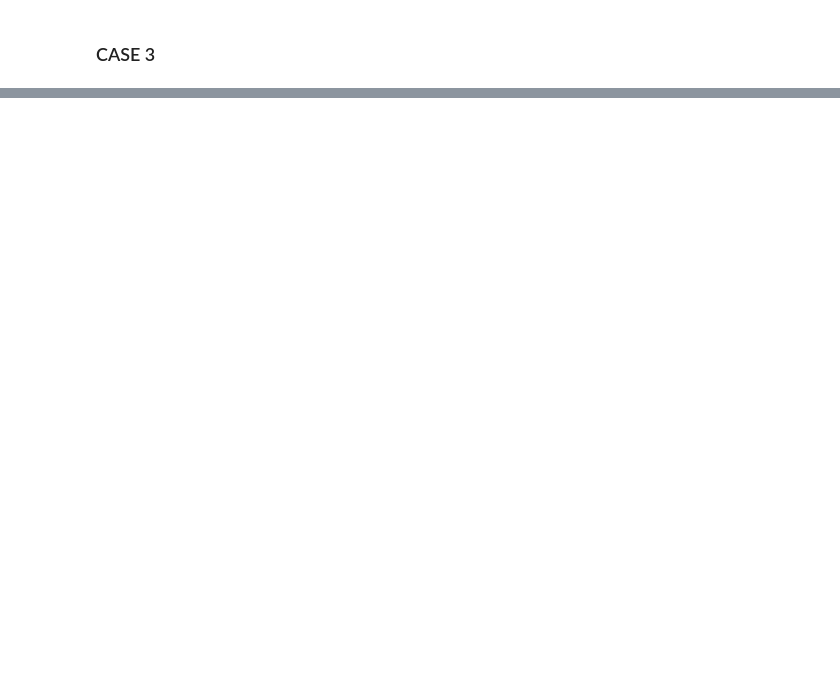
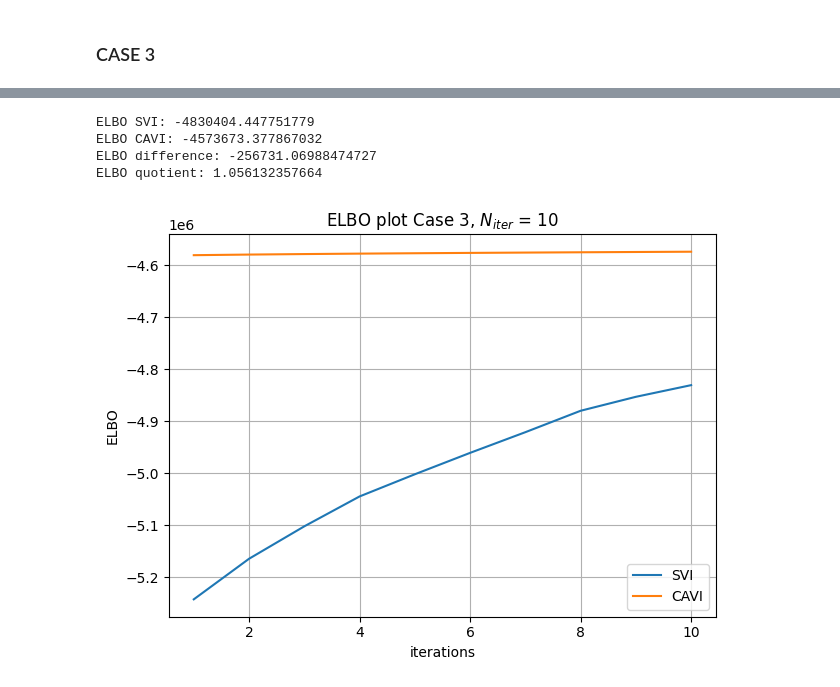
Before and after one commit to freds126/ML_avancerad, a Jupyter notebook: 2E/2E-LDA-SVI.ipynb, the cells around one changed output, grey strips where cells are left out. Saved outputs shown, nothing was run; the diff lists cells and outputs as text; code cells hidden in the pictures; blank space fills up the shorter version.

```diff
--- a/2E/2E-LDA-SVI.ipynb
+++ b/2E/2E-LDA-SVI.ipynb
@@ -655,7 +653,7 @@ alpha_sim3 = np.ones(K3)
 w3, z3, theta3, beta3 = generate_data_torch(D3, N3, K3, W3, eta_sim3, alpha_sim3)
 
 # Inference parameters
-n_iter3 = 1
+n_iter3 = 10
 eta_prior3 = np.ones(W3) * 1.
 alpha_prior3 = np.ones(K3) * 1.
 S3 = D3 // 10 # batch size
@@ -680,0 +744,30 @@ print(f"Time CAVI: {end_cavi3 - start_cavi3}")
+# %%
+if n_iter3 > 1:
+    print(f"ELBO SVI: {elbo3_svi[-1]}")
+    print(f"ELBO CAVI: {elbo3_cavi[-1]}")
+    print(f"ELBO difference: {elbo3_svi[-1] - elbo3_cavi[-1]}")
+    print(f"ELBO quotient: {elbo3_svi[-1]/elbo3_cavi[-1]}")
+else:
+    print(f"ELBO SVI: {elbo3_svi}")
+    print(f"ELBO CAVI: {elbo3_cavi}")
+    print(f"ELBO difference: {elbo3_svi - elbo3_cavi}")
+    print(f"ELBO quotient: {elbo3_svi/elbo3_cavi}")
+# %% [output]
+ELBO SVI: -4830404.447751779
+ELBO CAVI: -4573673.377867032
+ELBO difference: -256731.06988474727
+ELBO quotient: 1.056132357664
+# %%
+# Add your own code for evaluation here (will not be graded)
+plt.plot(list(range(1, n_iter3 + 1)), elbo3_svi[np.arange(0, n_iter3, int(n_iter3 / n_iter3))], label="SVI")
+plt.plot(list(range(1, n_iter3 + 1)), elbo3_cavi, label="CAVI")
+plt.title(r"ELBO plot Case 3, $N_{iter}$ = 10")
+plt.xlabel("iterations")
+plt.ylabel("ELBO")
+plt.legend()
+plt.grid()
+plt.tight_layout()
+plt.savefig("ELBO_3.png")
+plt.show()
+# %% [output]
+[figure, added]
```
Also changed, not shown: parts of 10 cells of this notebook, 4 other files.
